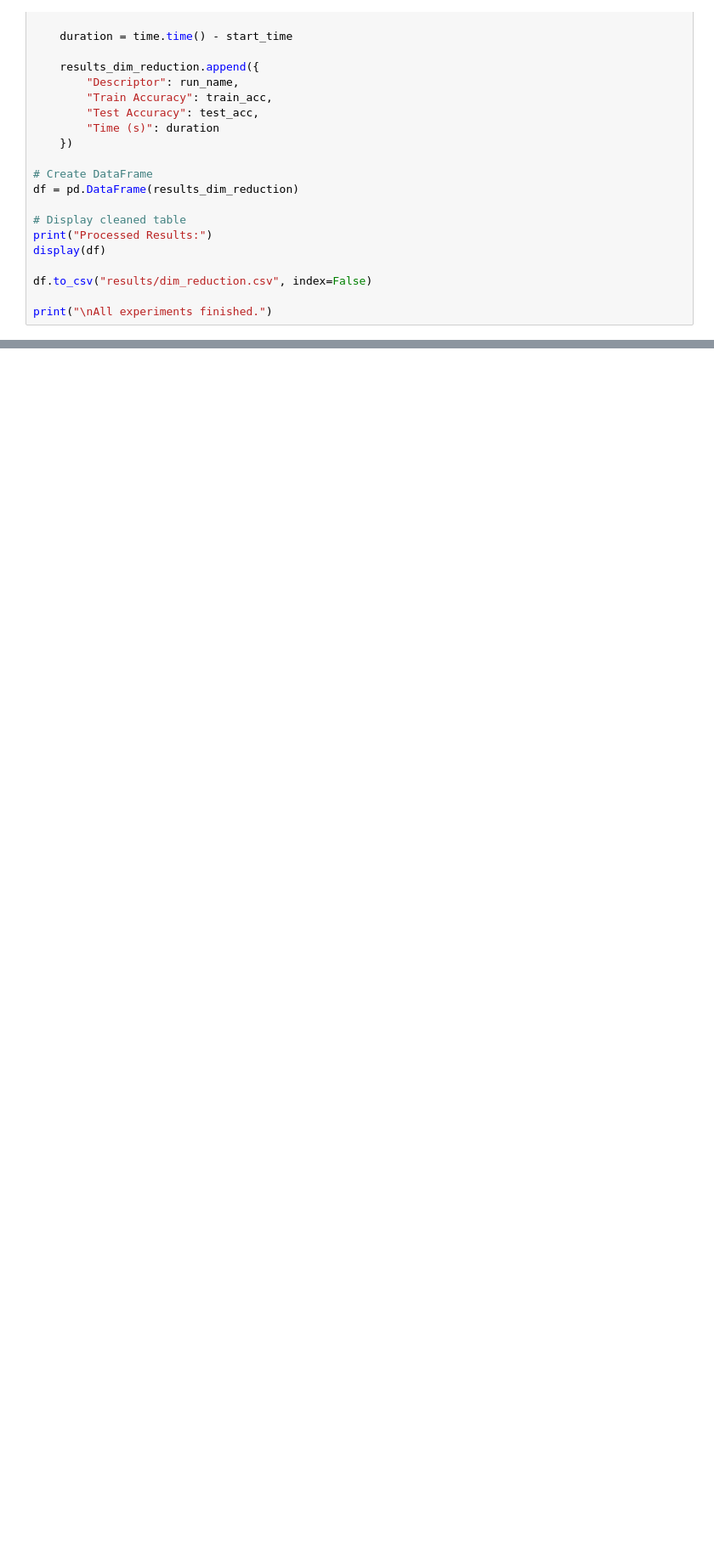
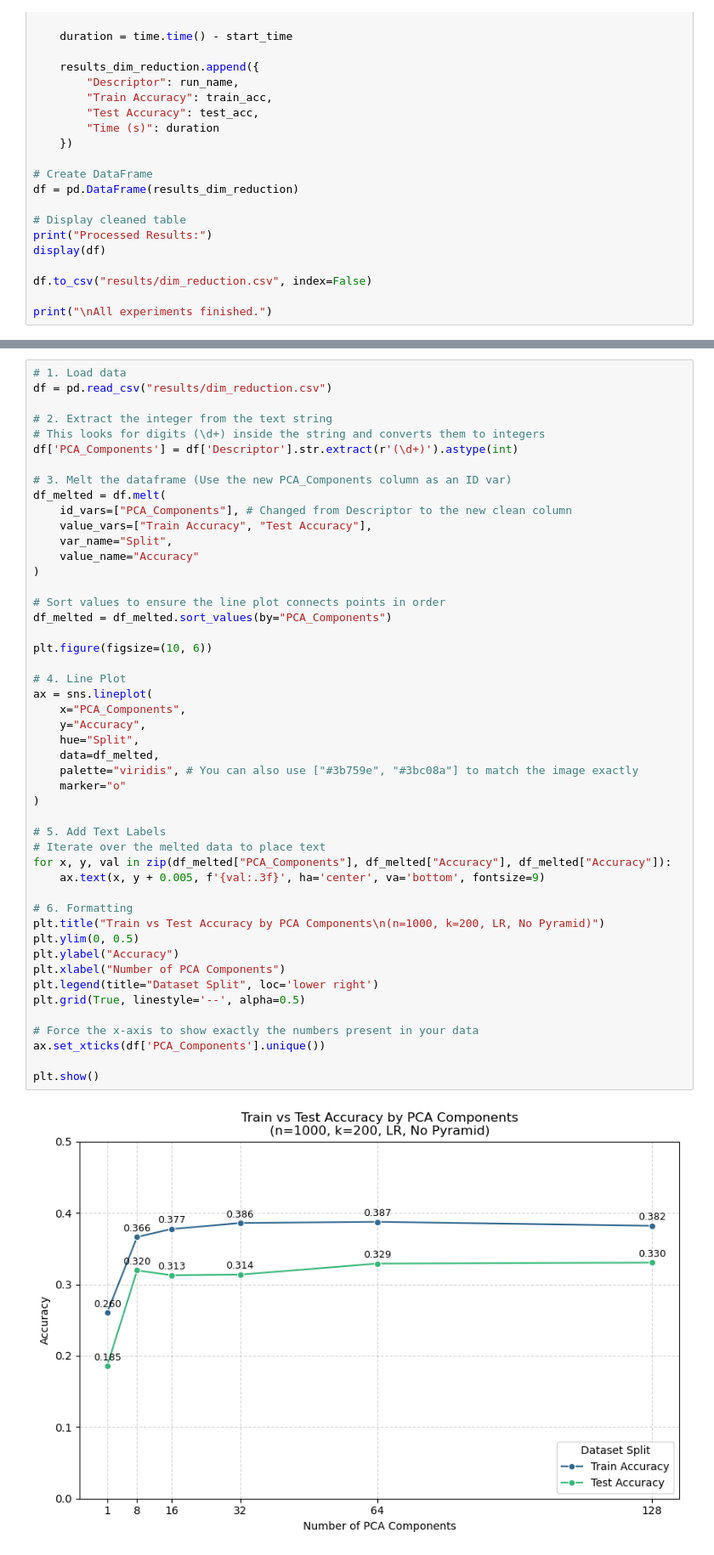
Before and after one commit to MCV-C3/project-4, a Jupyter notebook: Week1/development.ipynb, the cells around one changed output, grey strips where cells are left out. Shown at 85% size. Saved outputs shown, nothing was run; the diff lists cells and outputs as text; blank space fills up the shorter version.

```diff
--- a/Week1/development.ipynb
+++ b/Week1/development.ipynb
@@ -662,0 +665,50 @@ plt.show()
+# %%
+# 1. Load data
+df = pd.read_csv("results/dim_reduction.csv")
+
+# 2. Extract the integer from the text string
+# This looks for digits (\d+) inside the string and converts them to integers
+df['PCA_Components'] = df['Descriptor'].str.extract(r'(\d+)').astype(int)
+
+# 3. Melt the dataframe (Use the new PCA_Components column as an ID var)
+df_melted = df.melt(
+    id_vars=["PCA_Components"], # Changed from Descriptor to the new clean column
+    value_vars=["Train Accuracy", "Test Accuracy"],
+    var_name="Split",
+    value_name="Accuracy"
+)
+
+# Sort values to ensure the line plot connects points in order
+df_melted = df_melted.sort_values(by="PCA_Components")
+
+plt.figure(figsize=(10, 6))
+
+# 4. Line Plot
+ax = sns.lineplot(
+    x="PCA_Components",
+    y="Accuracy",
+    hue="Split",
+    data=df_melted,
+    palette="viridis", # You can also use ["#3b759e", "#3bc08a"] to match the image exactly
+    marker="o"
+)
+
+# 5. Add Text Labels
+# Iterate over the melted data to place text
+for x, y, val in zip(df_melted["PCA_Components"], df_melted["Accuracy"], df_melted["Accuracy"]):
+    ax.text(x, y + 0.005, f'{val:.3f}', ha='center', va='bottom', fontsize=9)
+
+# 6. Formatting
+plt.title("Train vs Test Accuracy by PCA Components\n(n=1000, k=200, LR, No Pyramid)")
+plt.ylim(0, 0.5)
+plt.ylabel("Accuracy")
+plt.xlabel("Number of PCA Components")
+plt.legend(title="Dataset Split", loc='lower right')
+plt.grid(True, linestyle='--', alpha=0.5)
+
+# Force the x-axis to show exactly the numbers present in your data
+ax.set_xticks(df['PCA_Components'].unique())
+
+plt.show()
+# %% [output]
+[figure, added]
```
Also changed, not shown: parts of 7 cells of this notebook, 4 other files.
